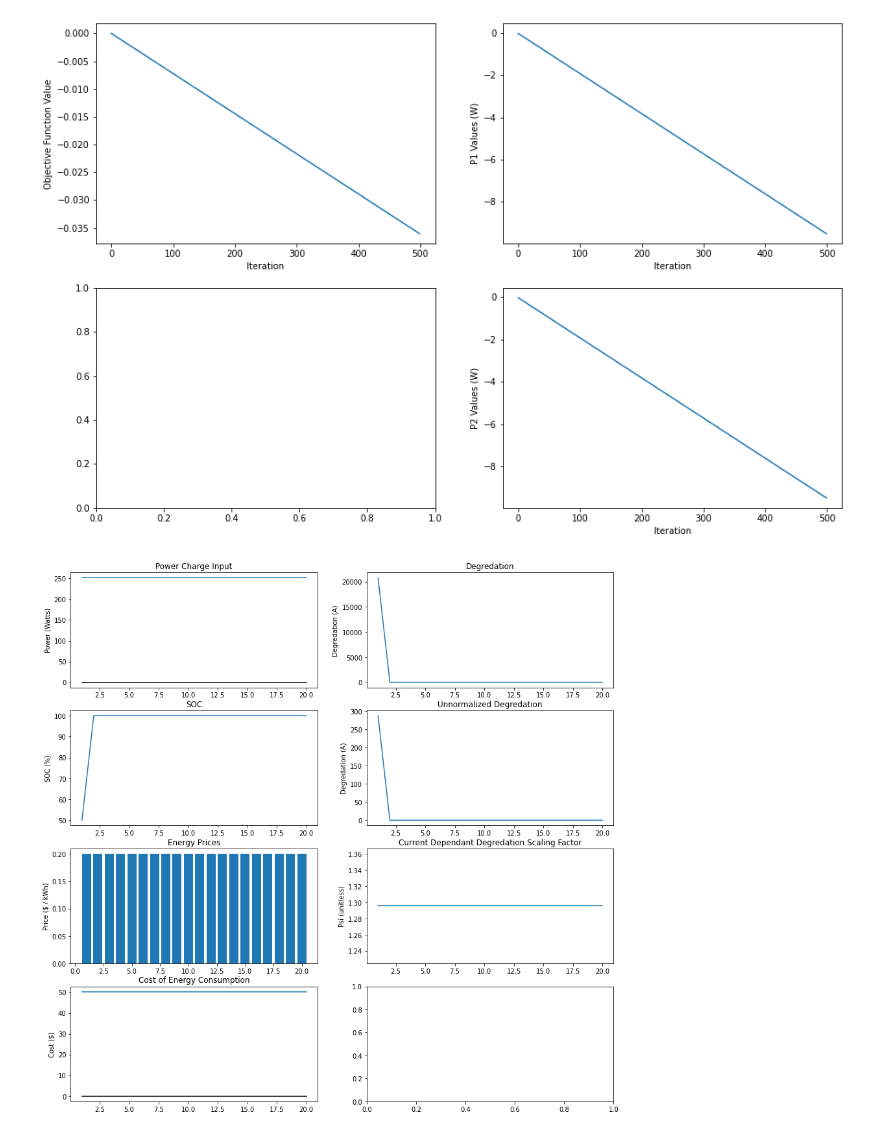
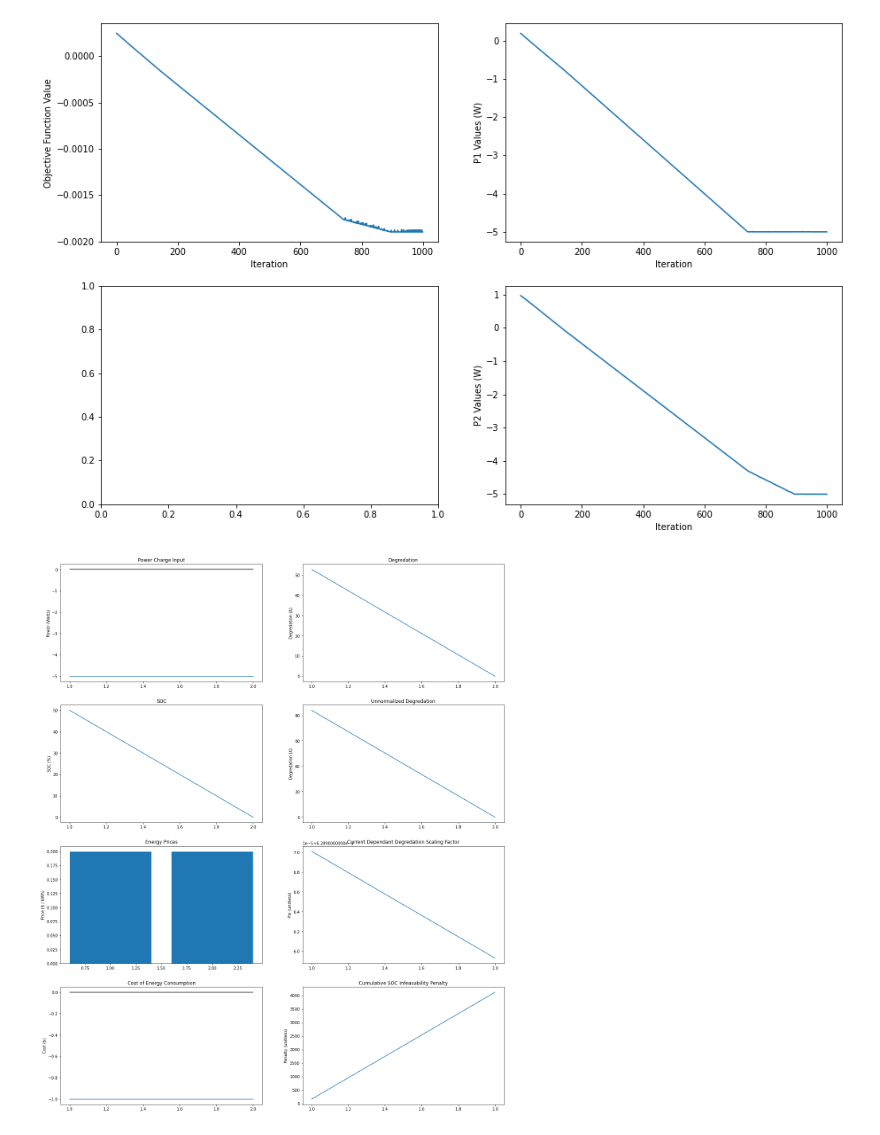
Before and after one commit to jacobazoulay/battery-optimization, a Jupyter notebook: notebooks/Model_Optimization.ipynb, the cells around one changed output. Cells and saved outputs as stored; diff of their text form; code cells hidden in the pictures.

```diff
--- a/notebooks/Model_Optimization.ipynb
+++ b/notebooks/Model_Optimization.ipynb
@@ -156,18 +157,18 @@ def calcPenalty(P, battery):
     return penalty
 
 
-def objective(P, SOC_0=50.0, w_C=0.5, rho=1.0, verbose=False):
+def objective(P, SOC_0=50.0, w_C=0.5, rho=1.0, rho_SOC=1.0, verbose=False):
     if verbose:
         C = cost.calc(P)
-        D, SOC_ts, d_ts, d_t1cs, psi_ts = bat.calcTotal(P, SOC_0=50, verbose=verbose)
-        cache = P, SOC_ts, d_ts, d_t1cs, psi_ts, cost.prices
+        D, SOC_ts, d_ts, d_t1cs, psi_ts, SOC_penalties = bat.calcTotal(P, SOC_0=SOC_0, rho_SOC=rho_SOC, verbose=True)
+        cache = P, SOC_ts, d_ts, d_t1cs, psi_ts, SOC_penalties, cost.prices
         penalty = calcPenalty(P, bat)
         objective = (w_C * C) + (1 - w_C) * D + (rho * penalty)
         return objective, cache
 
     else:
         C = cost.calc(P)
-        D = bat.calcTotal(P, SOC_0=50, verbose=verbose)
+        D = bat.calcTotal(P, SOC_0=SOC_0, rho_SOC=rho_SOC)
         penalty = calcPenalty(P, bat)
         objective = (w_C * C) + (1 - w_C) * D + (rho * penalty)
         return objective
@@ -189,38 +199,46 @@ def gradient_descent(lr, n_iter, w_C, rho=1.0):
 # %%
+t = 2
 w_C = 1
-t = 20
+SOC_0 = 50.0
+lr = 0.005
+rho = 1.0
+rho_SOC = 1.0
+beta = 0.5
+n_iter = 1000
+
 cost = Cost(t)
 bat = Battery()
-SOC_0 = 50.0
 
-final_P, info, P_vals, grads = gradient_descent(lr=100, n_iter=500, w_C=w_C, rho=0)
-loss = [i.f_value for i in info]
+final_P, grads, losses, Ps = gradient_descent(lr, n_iter, w_C, rho, rho_SOC, beta)
 final_f, cache = objective(final_P, verbose=True)
+
+# Cache = P, SOC_ts, d_ts, d_t1cs, psi_ts, SOC_penalties, prices
 # %%
-def plotLoss(loss, P_vals):
+def plotLoss(losses, Ps):
     fig, ax = plt.subplots(2, 2, figsize=(15, 10))
-    ax[0, 0].plot(loss)
+    ax[0, 0].plot(losses)
     ax[0, 0].set_xlabel("Iteration")
     ax[0, 0].set_ylabel("Objective Function Value")
 
-    ax[0, 1].plot(P_vals[:, 0])
+    ax[0, 1].plot(Ps[:, 0])
     ax[0, 1].set_xlabel("Iteration")
     ax[0, 1].set_ylabel("P1 Values (W)")
 
-    ax[1, 1].plot(P_vals[:, 1])
+    ax[1, 1].plot(Ps[:, 1])
     ax[1, 1].set_xlabel("Iteration")
     ax[1, 1].set_ylabel("P2 Values (W)")
 
-plotLoss(loss, P_vals)
+plotLoss(losses, Ps)
 # %% [output]
-[figure, old version]
+[figure, new version]
 # %%
 def plotCache(cache):
-    P, SOC_ts, d_ts, d_t1cs, psi_ts, prices = cache
+    P, SOC_ts, d_ts, d_t1cs, psi_ts, SOC_penalties, prices = cache
     time = np.arange(1, len(P) + 1) * bat.deltaT
+    ####### fix costs
     costs = np.array(P) * np.array(prices)
 
-    fig, ax = plt.subplots(4, 2, figsize=(15, 15))
+    fig, ax = plt.subplots(4, 2, figsize=(20, 25))
 
     ax[0, 0].set_title("Power Charge Input")
     ax[0, 0].set_ylabel("Power (Watts)")
@@ -229,31 +247,35 @@ def plotCache(cache):
 
 
     ax[1, 0].set_title("SOC")
     ax[1, 0].set_ylabel("SOC (%)")
     ax[1, 0].plot(time, SOC_ts)
 
     ax[2, 0].set_title("Energy Prices")
     ax[2, 0].set_ylabel("Price ($ / kWh)")
     ax[2, 0].bar(time, prices)
 
     ax[3, 0].set_title("Cost of Energy Consumption")
     ax[3, 0].set_ylabel("Cost ($)")
     ax[3, 0].plot(time, costs)
     ax[3, 0].plot(time, np.zeros_like(time), color='k')
 
     ax[0, 1].set_title("Degredation")
     ax[0, 1].set_ylabel("Degredation (A)")
     ax[0, 1].plot(time, d_ts)
 
     ax[1, 1].set_title("Unnormalized Degredation")
     ax[1, 1].set_ylabel("Degredation (A)")
     ax[1, 1].plot(time, d_t1cs)
 
     ax[2, 1].set_title("Current Dependant Degredation Scaling Factor")
     ax[2, 1].set_ylabel("Psi (unitless)")
     ax[2, 1].plot(time, psi_ts)
 
+    ax[3, 1].set_title("Cumulative SOC Infeasability Penalty")
+    ax[3, 1].set_ylabel("Penalty (unitless)")
+    ax[3, 1].plot(time, SOC_penalties)
+
 
 plotCache(cache)
 # %% [output]
-[figure, old version]
+[figure, new version]
```
Also changed, not shown: parts of 3 cells of this notebook.
